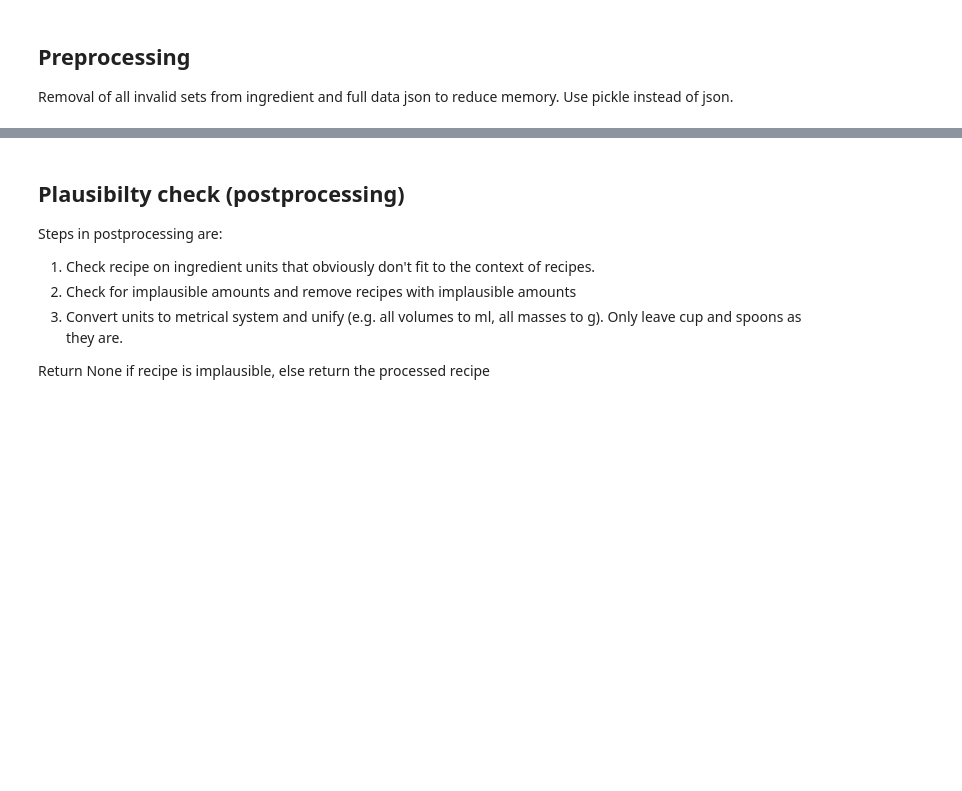
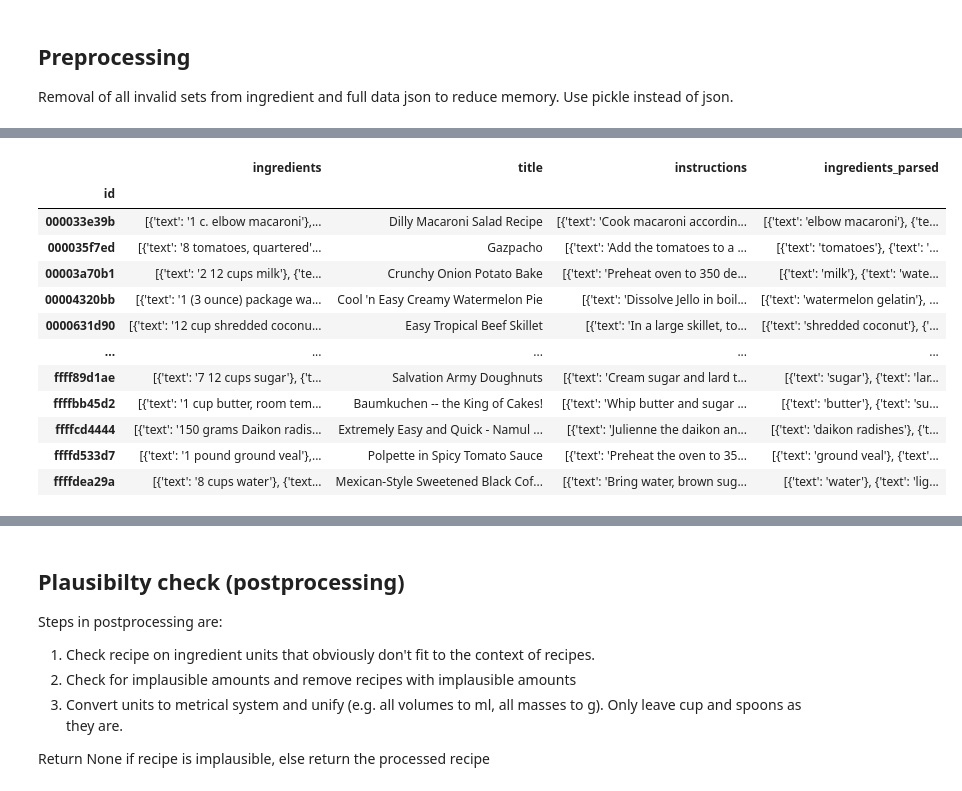
Before and after one commit to mscholl96/mad-recime, a Jupyter notebook: data/recipe1M/parser/parser.ipynb, the cells around one changed output, grey strips where cells are left out. Drawn from its saved outputs; the diff is of its cells as text; code cells hidden in the pictures; blank space fills up the shorter version.

```diff
--- a/data/recipe1M/parser/parser.ipynb
+++ b/data/recipe1M/parser/parser.ipynb
@@ -163,0 +96,73 @@ Removed 6 recipes with invalid ingredients
+# %%
+def isEmpty(string):
+    return not (string and string.strip())
+
+assert(isEmpty('') == True)
+assert(isEmpty('a b') == False)
+assert(isEmpty('    ') == True)
+
+indices = []
+
+# Replace fractions (such as "1/2")
+fractionRegex = re.compile('\d+/\d+')
+
+# Replace mixed fractions
+mixedFractionRegex = re.compile('\d+(?:\s|\s?\-\s?)\d+/\d+')
+
+# Needed to extract numbers
+numberRegex = re.compile('\d+')
+
+# Scraped amounts of food.com
+df_food_com_amounts = pd.read_pickle(FILE_DIR + 'food_com_amounts_conv.pkl')
+
+j = 0
+for idx, recipe in recipe_data.iterrows():
+
+    # Determine and print progress
+    j+=1
+    if j % 100000 == 0:
+        print(f'Progress: {j}')
+
+    # Remove recipes from food.com that have not been scraped
+    if 'www.food.com' in recipe['url']:
+        try:
+            df_food_com_amounts.loc[idx]
+        except KeyError:
+            # Element could not be found, remove later and continue
+            #print(f'Exclude {idx} because it was not scraped from: {recipe["url"]}')
+            indices.append(idx)
+            continue
+
+    # Remove empty elements
+    recipe['ingredients'] = [elem for elem in recipe['ingredients'] if not isEmpty(elem['text'])]
+    recipe['ingredients_parsed'] = [elem for elem in recipe['ingredients_parsed'] if not isEmpty(elem['text'])]
+
+    # Remove recipes where amount of parsed ingredients doesn't match amount of original ingredients
+    if len(recipe['ingredients_parsed']) != len(recipe['ingredients']):
+        indices.append(idx)
+        continue
+
+    for ingredient in recipe['ingredients']:
+        text = ingredient['text']
+        # First all mixed fractions
+        mixedFractions = re.findall(mixedFractionRegex, text)
+        for mixedFraction in mixedFractions:
+            numbers = [int(s) for s in re.findall(numberRegex, mixedFraction)]
+            float_representation = round(numbers[0] + numbers[1]/numbers[2], 2)
+            text = text.replace(mixedFraction, str(float_representation))
+        # Now the remaining fractions
+        fractions = re.findall(fractionRegex, text)
+        for fraction in fractions:
+            numbers = fraction.split('/')
+            float_representation = round(int(numbers[0])/int(numbers[1]), 2)
+            text = text.replace(fraction, str(float_representation))
+
+        # Replace original text
+        ingredient['text'] = text
+
+# Remove the previously determined recipes
+recipe_data = recipe_data.drop(indices).drop(columns=['url'])
+
+# Save data to pickle (it's faster)
+recipe_data.to_pickle(layer1_out)
+# %% [output]
@@ -163,0 +177,13 @@ Removed 6 recipes with invalid ingredients
+|  | ingredients | title | instructions | ingredients_parsed |
+| id |  |  |  |  |
+| 000033e39b | [{'text': '1 c. elbow macaroni'},... | Dilly Macaroni Salad Recipe | [{'text': 'Cook macaroni accordin... | [{'text': 'elbow macaroni'}, {'te... |
+| 000035f7ed | [{'text': '8 tomatoes, quartered'... | Gazpacho | [{'text': 'Add the tomatoes to a ... | [{'text': 'tomatoes'}, {'text': '... |
+| 00003a70b1 | [{'text': '2 12 cups milk'}, {'te... | Crunchy Onion Potato Bake | [{'text': 'Preheat oven to 350 de... | [{'text': 'milk'}, {'text': 'wate... |
+| 00004320bb | [{'text': '1 (3 ounce) package wa... | Cool 'n Easy Creamy Watermelon Pie | [{'text': 'Dissolve Jello in boil... | [{'text': 'watermelon gelatin'}, ... |
+| 0000631d90 | [{'text': '12 cup shredded coconu... | Easy Tropical Beef Skillet | [{'text': 'In a large skillet, to... | [{'text': 'shredded coconut'}, {'... |
+| ... | ... | ... | ... | ... |
+| ffff89d1ae | [{'text': '7 12 cups sugar'}, {'t... | Salvation Army Doughnuts | [{'text': 'Cream sugar and lard t... | [{'text': 'sugar'}, {'text': 'lar... |
+| ffffbb45d2 | [{'text': '1 cup butter, room tem... | Baumkuchen -- the King of Cakes! | [{'text': 'Whip butter and sugar ... | [{'text': 'butter'}, {'text': 'su... |
+| ffffcd4444 | [{'text': '150 grams Daikon radis... | Extremely Easy and Quick - Namul ... | [{'text': 'Julienne the daikon an... | [{'text': 'daikon radishes'}, {'t... |
+| ffffd533d7 | [{'text': '1 pound ground veal'},... | Polpette in Spicy Tomato Sauce | [{'text': 'Preheat the oven to 35... | [{'text': 'ground veal'}, {'text'... |
+| ffffdea29a | [{'text': '8 cups water'}, {'text... | Mexican-Style Sweetened Black Cof... | [{'text': 'Bring water, brown sug... | [{'text': 'water'}, {'text': 'lig... |
```
Also changed, not shown: parts of 5 cells of this notebook.
